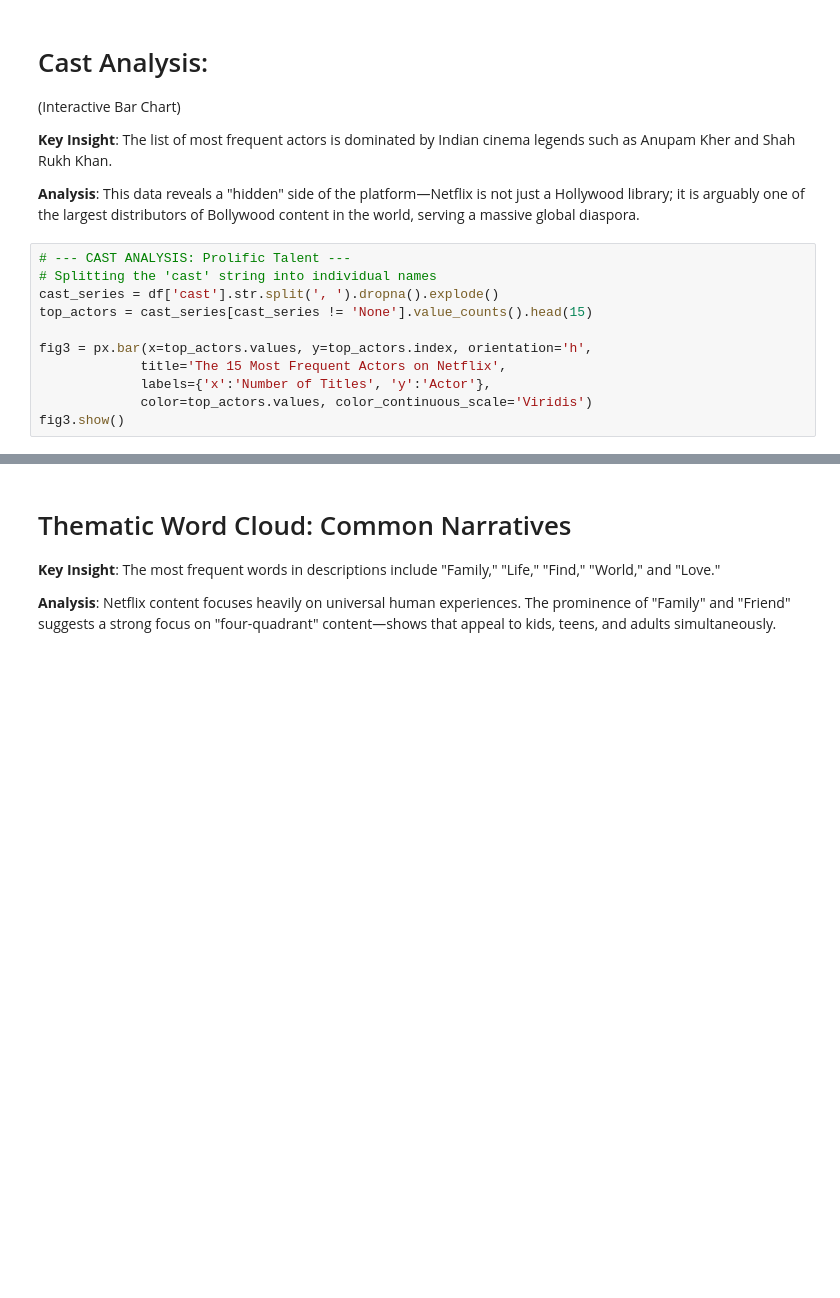
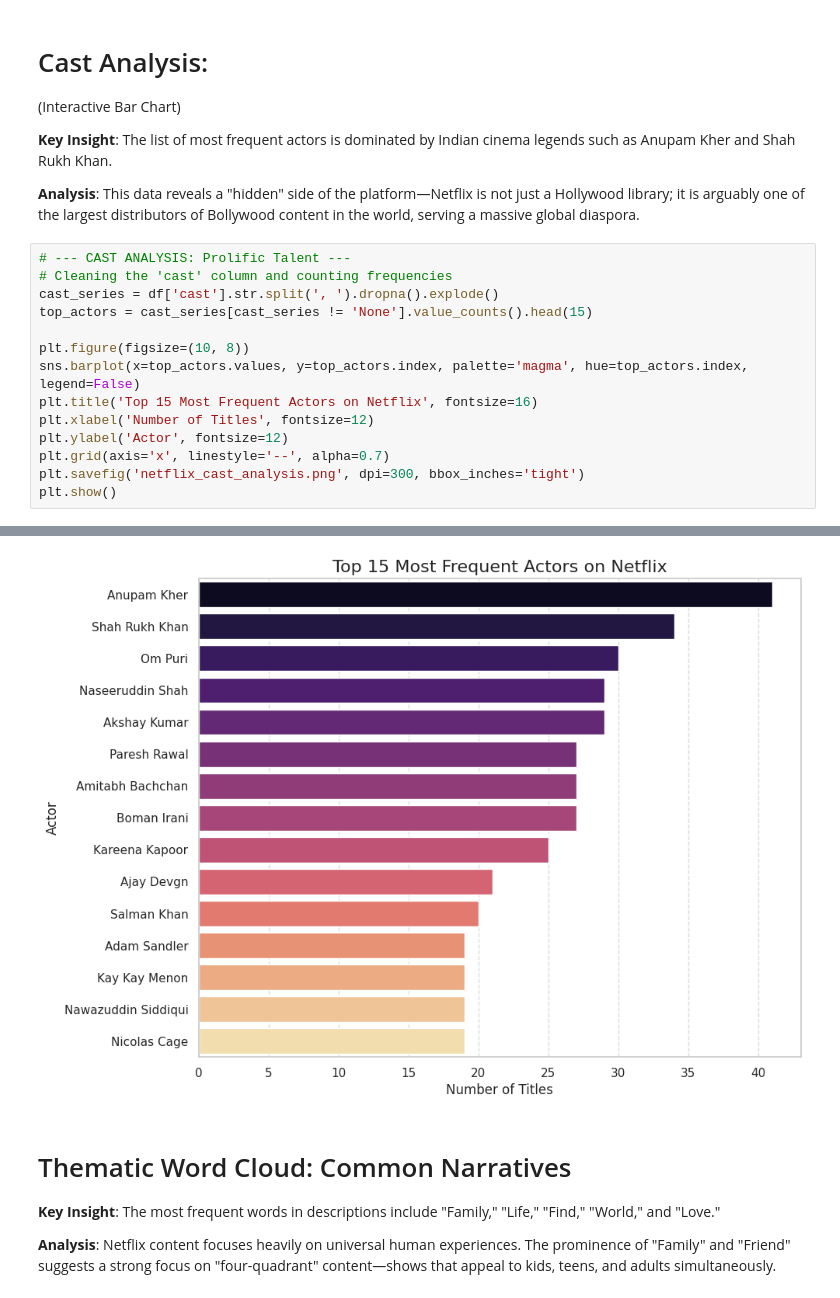
Before and after one commit to JacoboGL/Netflix-Movies-Data-Analysis, a Jupyter notebook: Netflix_Movies_Data_Exploration.ipynb, the cells around one changed output, grey strips where cells are left out. Cells and saved outputs as stored; diff of their text form; blank space fills up the shorter version.

```diff
--- a/Netflix_Movies_Data_Exploration.ipynb
+++ b/Netflix_Movies_Data_Exploration.ipynb
@@ -186,13 +204,16 @@ fig2.show()
 **Analysis**: This data reveals a "hidden" side of the platform—Netflix is not just a Hollywood library; it is arguably one of the largest distributors of Bollywood content in the world, serving a massive global diaspora.
 # %%
 # --- CAST ANALYSIS: Prolific Talent ---
-# Splitting the 'cast' string into individual names
+# Cleaning the 'cast' column and counting frequencies
 cast_series = df['cast'].str.split(', ').dropna().explode()
 top_actors = cast_series[cast_series != 'None'].value_counts().head(15)
 
-fig3 = px.bar(x=top_actors.values, y=top_actors.index, orientation='h',
-             title='The 15 Most Frequent Actors on Netflix',
-             labels={'x':'Number of Titles', 'y':'Actor'},
-             color=top_actors.values, color_continuous_scale='Viridis')
-fig3.show()
+plt.figure(figsize=(10, 8))
+sns.barplot(x=top_actors.values, y=top_actors.index, palette='magma', hue=top_actors.index, legend=False)
+plt.title('Top 15 Most Frequent Actors on Netflix', fontsize=16)
+plt.xlabel('Number of Titles', fontsize=12)
+plt.ylabel('Actor', fontsize=12)
+plt.grid(axis='x', linestyle='--', alpha=0.7)
+plt.savefig('netflix_cast_analysis.png', dpi=300, bbox_inches='tight')
+plt.show()
 # %% [output]
@@ -200,3 +220,4 @@ fig3.show()
+[figure, added]
 # %% [markdown]
 # Thematic Word Cloud: Common Narratives
 
```
Also changed, not shown: parts of 7 cells of this notebook, 7 other files.
